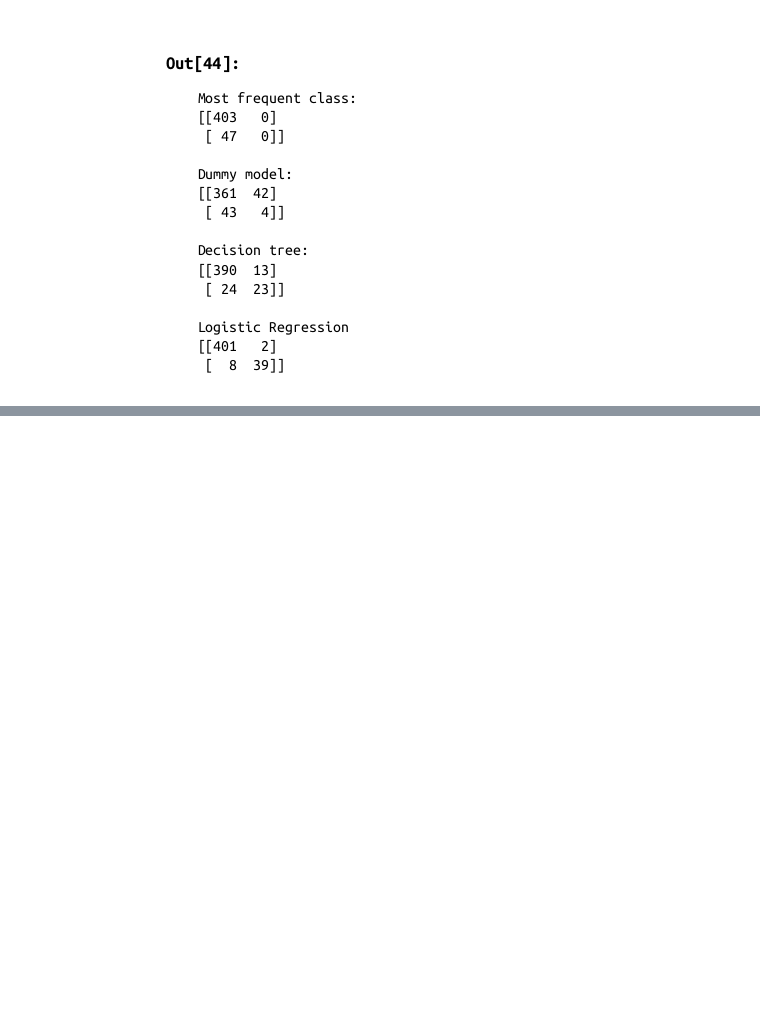
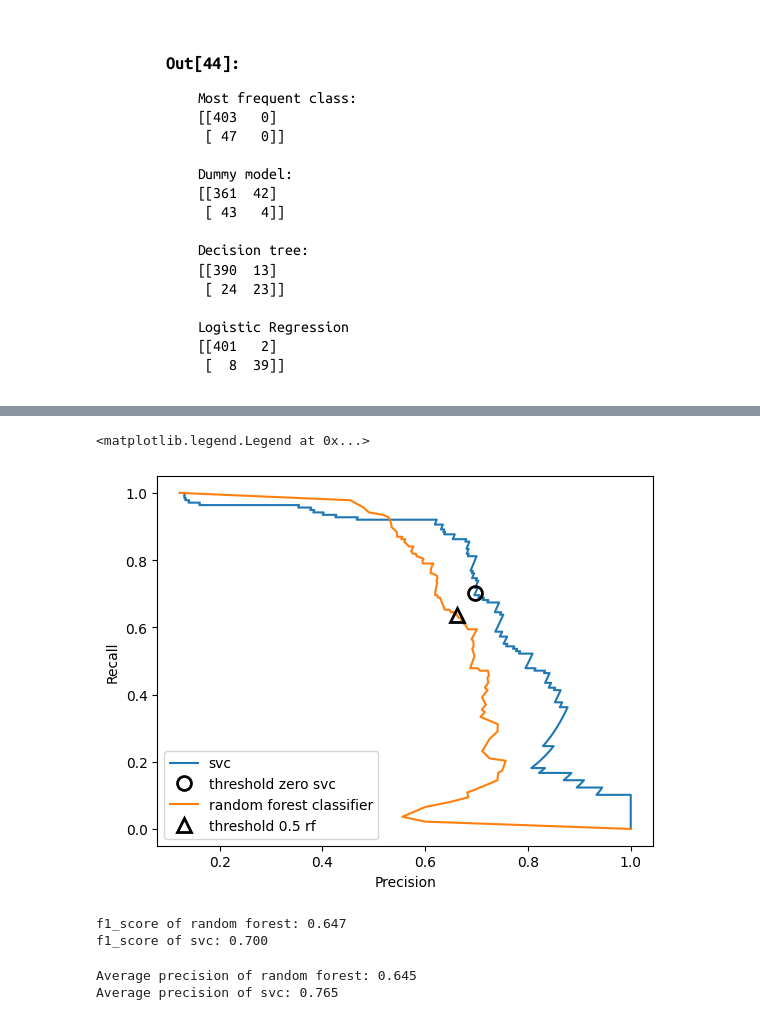
Before and after one commit to DaringUnicorn/intro-to-ml, a Jupyter notebook: chapter 5/Model_Evaluation_and_Improvement.ipynb, the cells around one changed output, grey strips where cells are left out. Cells and saved outputs as stored; diff of their text form; code cells hidden in the pictures; blank space fills up the shorter version.

```diff
--- a/chapter 5/Model_Evaluation_and_Improvement.ipynb
+++ b/chapter 5/Model_Evaluation_and_Improvement.ipynb
@@ -483,0 +619,42 @@ mglearn.plots.plot_binary_confusion_matrix()
+# %%
+from sklearn.ensemble import RandomForestClassifier
+
+random_forest_classifier = RandomForestClassifier(n_estimators=100, random_state=0, max_features=2)
+random_forest_classifier.fit(X_train, y_train)
+
+# RandomForestClassifier has predict_proba, but not decision_function
+precision_random_forest, recall_random_forest, thresholds_random_forest = precision_recall_curve(
+    y_test, random_forest_classifier.predict_proba(X_test)[:, 1]
+)
+
+plt.plot(precision, recall, label="svc")
+
+plt.plot(precision[close_zero], recall[close_zero], "o", markersize=10, label="threshold zero svc",
+         fillstyle="none", c="k", mew=2)
+
+plt.plot(precision_random_forest, recall_random_forest, label="random forest classifier")
+
+close_default_random_forest = np.argmin(np.abs(thresholds_random_forest - 0.5))
+plt.plot(precision_random_forest[close_default_random_forest], recall_random_forest[close_default_random_forest],
+        '^', c='k', markersize=10, label="threshold 0.5 rf", fillstyle="none", mew=2)
+plt.xlabel("Precision")
+plt.ylabel("Recall")
+plt.legend(loc="best")
+# %% [output]
+<matplotlib.legend.Legend at 0x...>
+[figure, added]
+# %%
+print("f1_score of random forest: {:.3f}".format( f1_score(y_test, random_forest_classifier.predict(X_test))))
+print("f1_score of svc: {:.3f}".format(f1_score(y_test, svc.predict(X_test))))
+# %% [output]
+f1_score of random forest: 0.647
+f1_score of svc: 0.700
+# %%
+from sklearn.metrics import average_precision_score
+ap_rf = average_precision_score(y_test, random_forest_classifier.predict_proba(X_test)[:, 1])
+ap_svc = average_precision_score(y_test, svc.decision_function(X_test))
+print("Average precision of random forest: {:.3f}".format(ap_rf))
+print("Average precision of svc: {:.3f}".format(ap_svc))
+# %% [output]
+Average precision of random forest: 0.645
+Average precision of svc: 0.765
```
Also changed, not shown: parts of 31 cells of this notebook.
